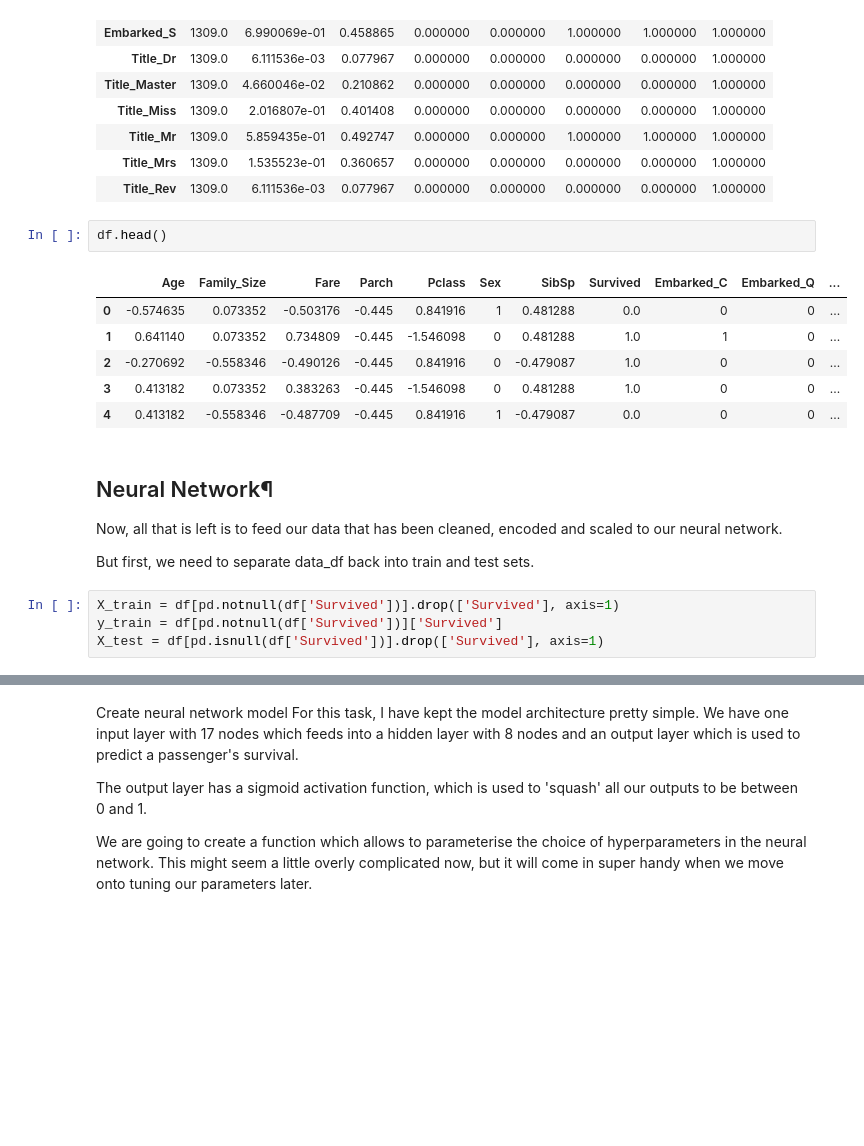
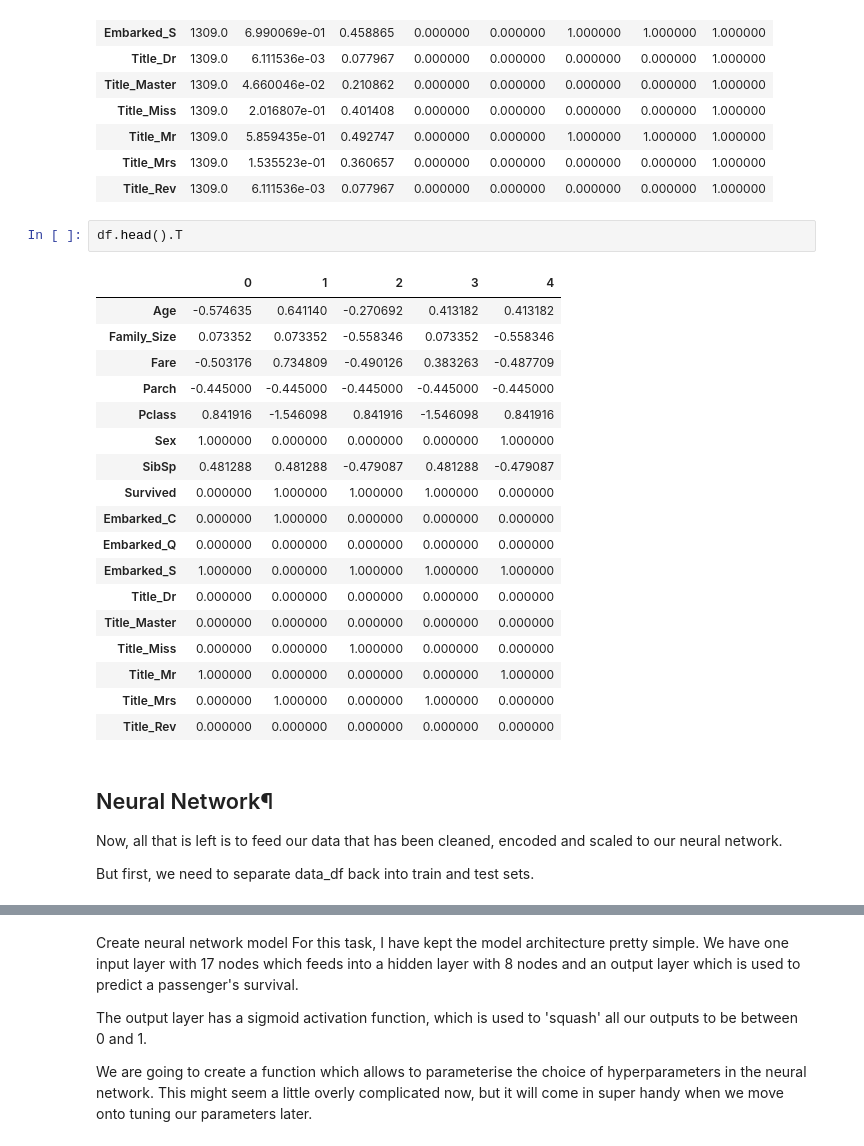
Before and after one commit to depresionTropical/MachineLearning-Class, a Jupyter notebook: 06-ANN/Neural Networks.ipynb, the cells around one changed output, grey strips where cells are left out. Cells and saved outputs as stored; diff of their text form; blank space fills up the shorter version.

```diff
--- a/06-ANN/Neural Networks.ipynb
+++ b/06-ANN/Neural Networks.ipynb
@@ -146,20 +132,28 @@ display_all(df.describe(include='all').T)
 | Title_Mrs | 1309.0 | 1.535523e-01 | 0.360657 | 0.000000 | 0.000000 | 0.000000 | 0.000000 | 1.000000 |
 | Title_Rev | 1309.0 | 6.111536e-03 | 0.077967 | 0.000000 | 0.000000 | 0.000000 | 0.000000 | 1.000000 |
 # %%
-df.head()
+df.head().T
 # %% [output]
-|  | Age | Family_Size | Fare | Parch | Pclass | Sex | SibSp | Survived | Embarked_C | Embarked_Q | ... |
-| 0 | -0.574635 | 0.073352 | -0.503176 | -0.445 | 0.841916 | 1 | 0.481288 | 0.0 | 0 | 0 | ... |
-| 1 | 0.641140 | 0.073352 | 0.734809 | -0.445 | -1.546098 | 0 | 0.481288 | 1.0 | 1 | 0 | ... |
-| 2 | -0.270692 | -0.558346 | -0.490126 | -0.445 | 0.841916 | 0 | -0.479087 | 1.0 | 0 | 0 | ... |
-| 3 | 0.413182 | 0.073352 | 0.383263 | -0.445 | -1.546098 | 0 | 0.481288 | 1.0 | 0 | 0 | ... |
-| 4 | 0.413182 | -0.558346 | -0.487709 | -0.445 | 0.841916 | 1 | -0.479087 | 0.0 | 0 | 0 | ... |
+|  | 0 | 1 | 2 | 3 | 4 |
+| Age | -0.574635 | 0.641140 | -0.270692 | 0.413182 | 0.413182 |
+| Family_Size | 0.073352 | 0.073352 | -0.558346 | 0.073352 | -0.558346 |
+| Fare | -0.503176 | 0.734809 | -0.490126 | 0.383263 | -0.487709 |
+| Parch | -0.445000 | -0.445000 | -0.445000 | -0.445000 | -0.445000 |
+| Pclass | 0.841916 | -1.546098 | 0.841916 | -1.546098 | 0.841916 |
+| Sex | 1.000000 | 0.000000 | 0.000000 | 0.000000 | 1.000000 |
+| SibSp | 0.481288 | 0.481288 | -0.479087 | 0.481288 | -0.479087 |
+| Survived | 0.000000 | 1.000000 | 1.000000 | 1.000000 | 0.000000 |
+| Embarked_C | 0.000000 | 1.000000 | 0.000000 | 0.000000 | 0.000000 |
+| Embarked_Q | 0.000000 | 0.000000 | 0.000000 | 0.000000 | 0.000000 |
+| Embarked_S | 1.000000 | 0.000000 | 1.000000 | 1.000000 | 1.000000 |
+| Title_Dr | 0.000000 | 0.000000 | 0.000000 | 0.000000 | 0.000000 |
+| Title_Master | 0.000000 | 0.000000 | 0.000000 | 0.000000 | 0.000000 |
+| Title_Miss | 0.000000 | 0.000000 | 1.000000 | 0.000000 | 0.000000 |
+| Title_Mr | 1.000000 | 0.000000 | 0.000000 | 0.000000 | 1.000000 |
+| Title_Mrs | 0.000000 | 1.000000 | 0.000000 | 1.000000 | 0.000000 |
+| Title_Rev | 0.000000 | 0.000000 | 0.000000 | 0.000000 | 0.000000 |
 # %% [markdown]
 ## Neural Network¶
 Now, all that is left is to feed our data that has been cleaned, encoded and scaled to our neural network.
 
 But first, we need to separate data_df back into train and test sets.
-# %%
-X_train = df[pd.notnull(df['Survived'])].drop(['Survived'], axis=1)
-y_train = df[pd.notnull(df['Survived'])]['Survived']
-X_test = df[pd.isnull(df['Survived'])].drop(['Survived'], axis=1)
```
Also changed, not shown: parts of 30 cells of this notebook, 1 other file.
